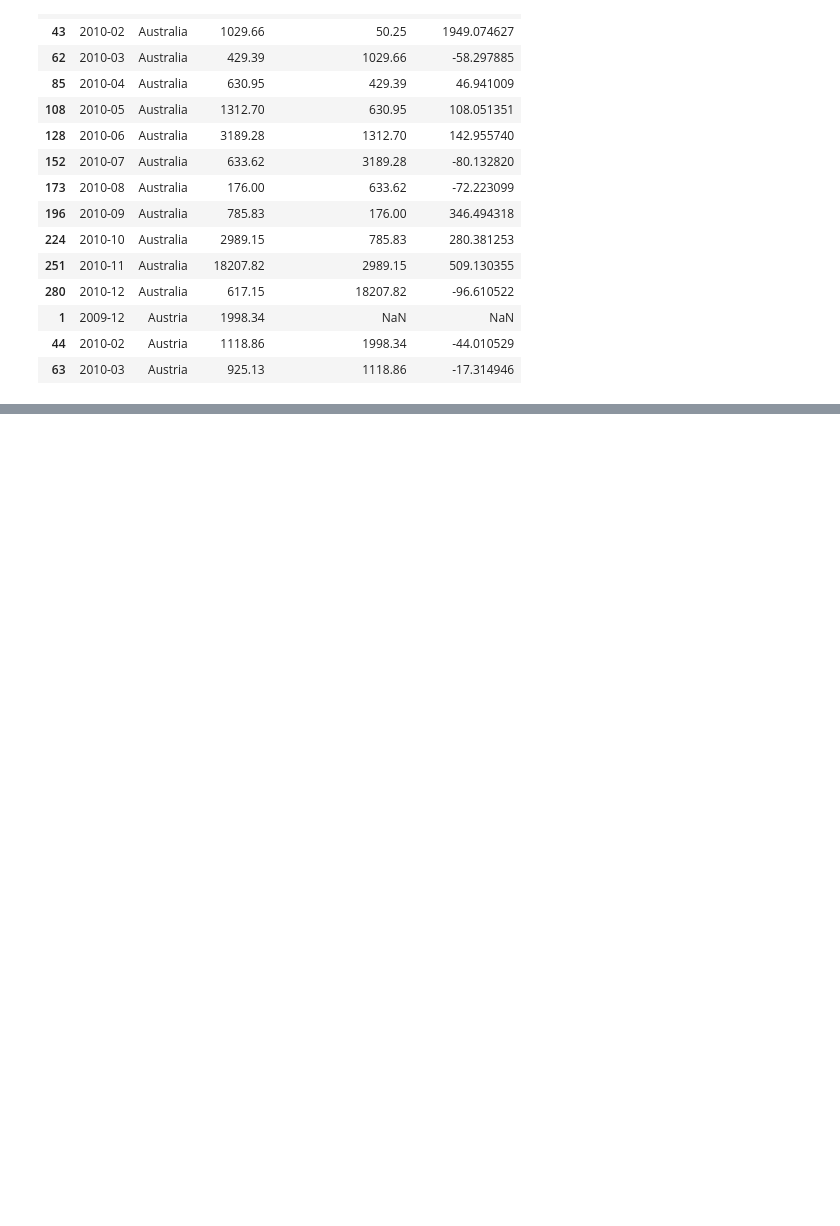
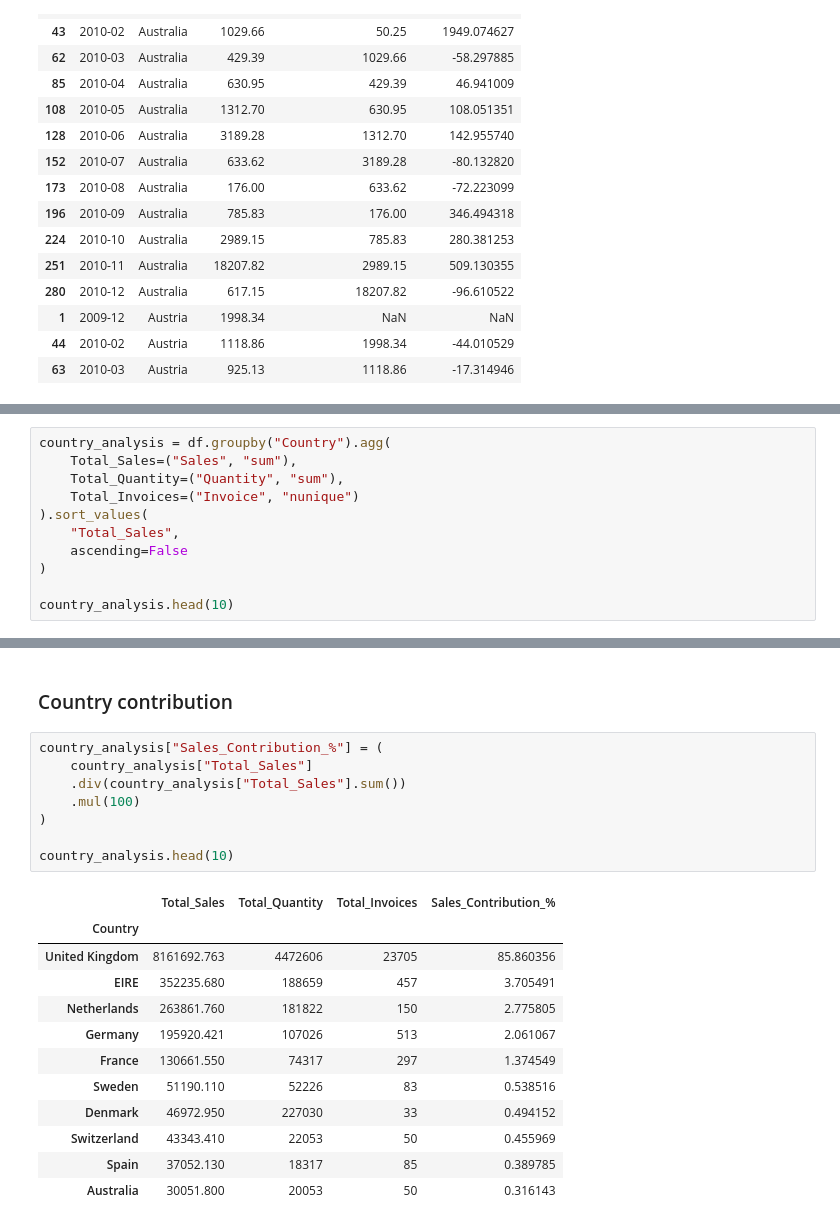
Before and after one commit to ivaibhavpawar1045/Python-Data-Analytics, a Jupyter notebook: Mini_Projects/Mini_Project_07_Online_Retails/online_retail.ipynb, the cells around one changed output, grey strips where cells are left out. Drawn from its saved outputs; the diff is of its cells as text; blank space fills up the shorter version.

Commit message:
Complete Online Retail II business analysis

```diff
--- a/Mini_Projects/Mini_Project_07_Online_Retails/online_retail.ipynb
+++ b/Mini_Projects/Mini_Project_07_Online_Retails/online_retail.ipynb
@@ -389,0 +394,11 @@ monthly_sales.head(15)
+# %%
+country_analysis = df.groupby("Country").agg(
+    Total_Sales=("Sales", "sum"),
+    Total_Quantity=("Quantity", "sum"),
+    Total_Invoices=("Invoice", "nunique")
+).sort_values(
+    "Total_Sales",
+    ascending=False
+)
+
+country_analysis.head(10)
@@ -389,0 +418,23 @@ monthly_sales.head(15)
+# %% [markdown]
+### Country contribution
+# %%
+country_analysis["Sales_Contribution_%"] = (
+    country_analysis["Total_Sales"]
+    .div(country_analysis["Total_Sales"].sum())
+    .mul(100)
+)
+
+country_analysis.head(10)
+# %% [output]
+|  | Total_Sales | Total_Quantity | Total_Invoices | Sales_Contribution_% |
+| Country |  |  |  |  |
+| United Kingdom | 8161692.763 | 4472606 | 23705 | 85.860356 |
+| EIRE | 352235.680 | 188659 | 457 | 3.705491 |
+| Netherlands | 263861.760 | 181822 | 150 | 2.775805 |
+| Germany | 195920.421 | 107026 | 513 | 2.061067 |
+| France | 130661.550 | 74317 | 297 | 1.374549 |
+| Sweden | 51190.110 | 52226 | 83 | 0.538516 |
+| Denmark | 46972.950 | 227030 | 33 | 0.494152 |
+| Switzerland | 43343.410 | 22053 | 50 | 0.455969 |
+| Spain | 37052.130 | 18317 | 85 | 0.389785 |
+| Australia | 30051.800 | 20053 | 50 | 0.316143 |
```
Also changed, not shown: parts of 9 cells of this notebook.
